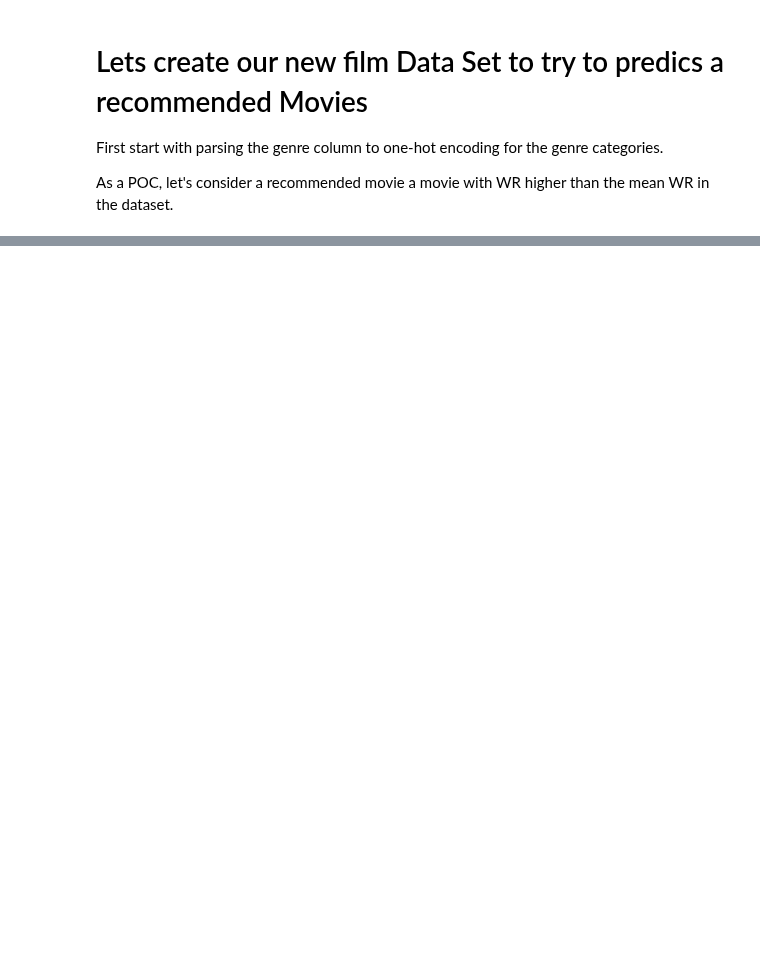
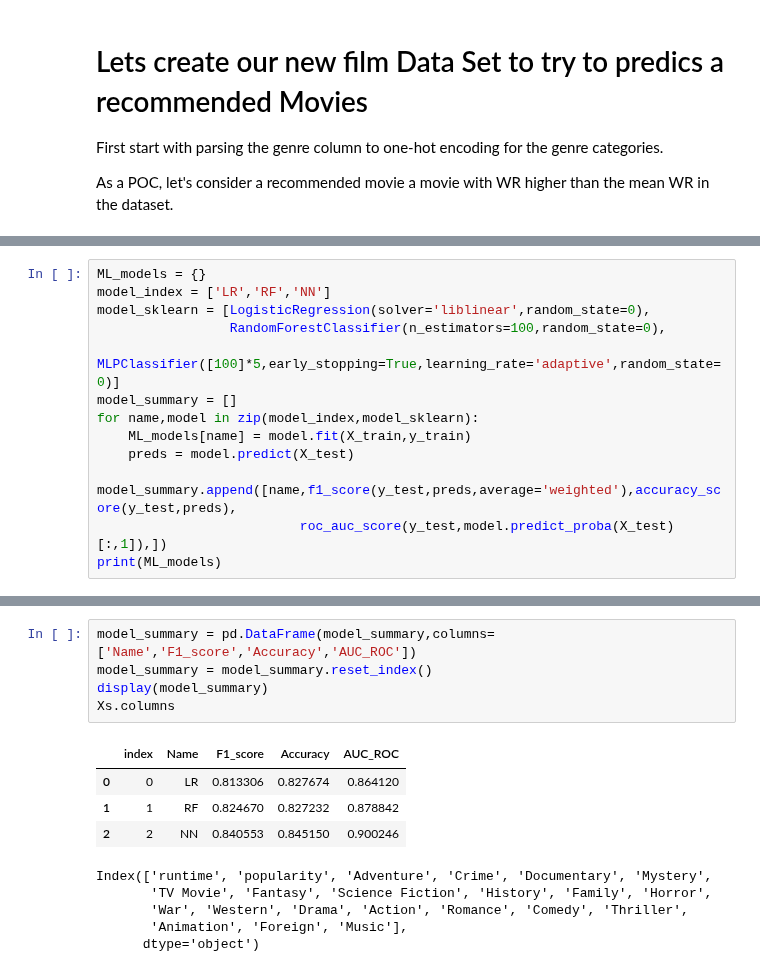
Before and after one commit to ronka/movie-recommendation-notebook, a Jupyter notebook: Movie_Recomindation_Proj.ipynb, the cells around one changed output, grey strips where cells are left out. Saved outputs shown, nothing was run; the diff lists cells and outputs as text; blank space fills up the shorter version.

Commit message:
get example models

```diff
--- a/Movie_Recomindation_Proj.ipynb
+++ b/Movie_Recomindation_Proj.ipynb
@@ -244,0 +311,13 @@ print(movie_gen_df['recomnded']
+# %%
+ML_models = {}
+model_index = ['LR','RF','NN']
+model_sklearn = [LogisticRegression(solver='liblinear',random_state=0),
+                 RandomForestClassifier(n_estimators=100,random_state=0),
+                 MLPClassifier([100]*5,early_stopping=True,learning_rate='adaptive',random_state=0)]
+model_summary = []
+for name,model in zip(model_index,model_sklearn):
+    ML_models[name] = model.fit(X_train,y_train)
+    preds = model.predict(X_test)
+    model_summary.append([name,f1_score(y_test,preds,average='weighted'),accuracy_score(y_test,preds),
+                          roc_auc_score(y_test,model.predict_proba(X_test)[:,1]),])
+print(ML_models)
@@ -245 +344,16 @@ print(movie_gen_df['recomnded']
+# %%
+model_summary = pd.DataFrame(model_summary,columns=['Name','F1_score','Accuracy','AUC_ROC'])
+model_summary = model_summary.reset_index()
+display(model_summary)
+Xs.columns
+# %% [output]
+|  | index | Name | F1_score | Accuracy | AUC_ROC |
+| 0 | 0 | LR | 0.813306 | 0.827674 | 0.864120 |
+| 1 | 1 | RF | 0.824670 | 0.827232 | 0.878842 |
+| 2 | 2 | NN | 0.840553 | 0.845150 | 0.900246 |
+Index(['runtime', 'popularity', 'Adventure', 'Crime', 'Documentary', 'Mystery',
+       'TV Movie', 'Fantasy', 'Science Fiction', 'History', 'Family', 'Horror',
+       'War', 'Western', 'Drama', 'Action', 'Romance', 'Comedy', 'Thriller',
+       'Animation', 'Foreign', 'Music'],
+      dtype='object')
 # %% [markdown]
```
Also changed, not shown: parts of 19 cells of this notebook.
